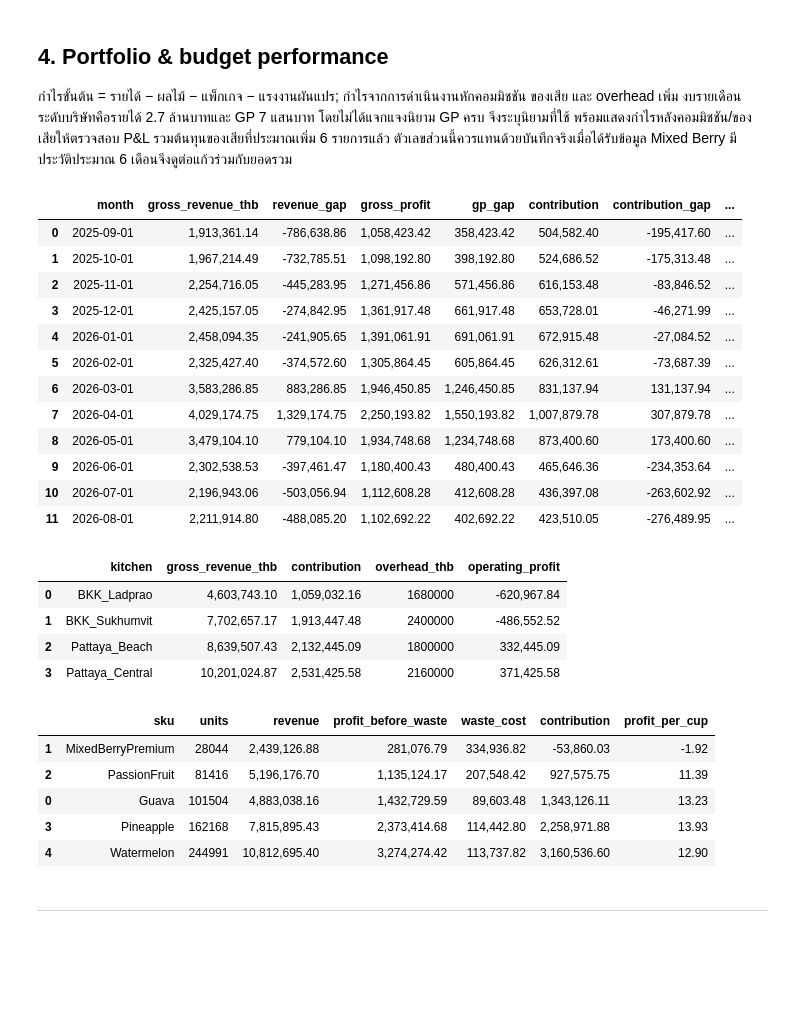
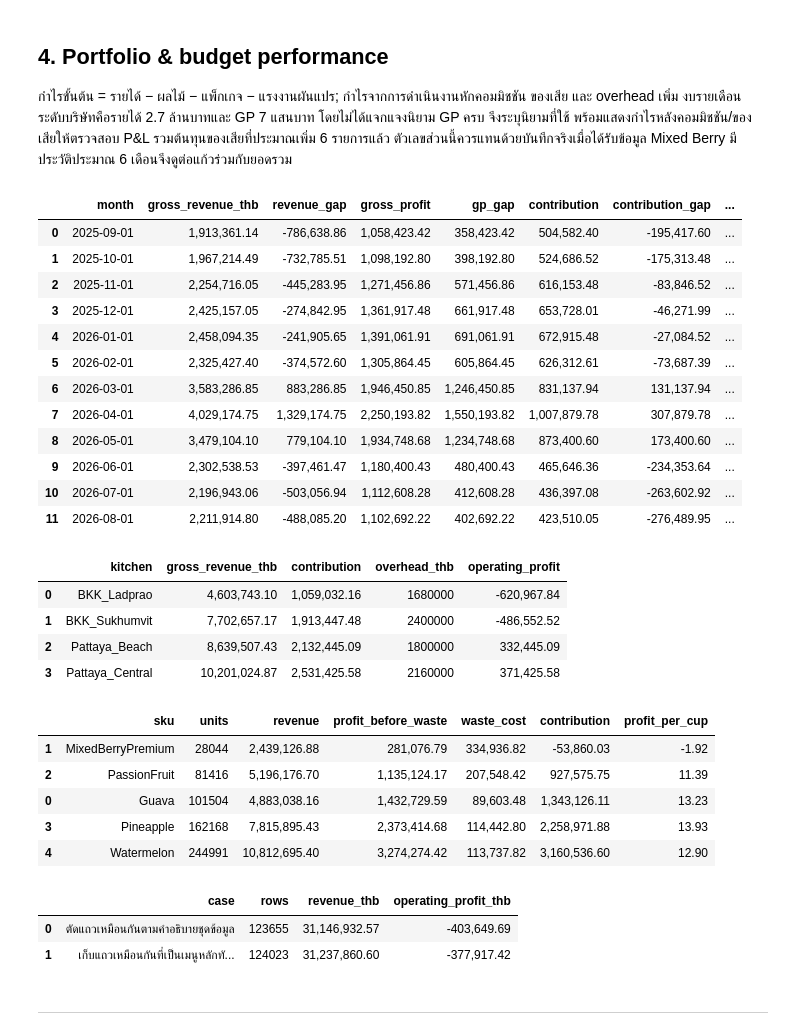
Before and after one commit to dewdew978/Analyst-Case-Study, a Jupyter notebook: analysis.ipynb, the cells around one changed output. Cells and saved outputs as stored; diff of their text form; code cells hidden in the pictures; blank space fills up the shorter version.

```diff
--- a/analysis.ipynb
+++ b/analysis.ipynb
@@ -327,33 +330,50 @@ menu_monthly = menu_monthly.merge(unit_costs[['sku','base_price_thb']],on='sku',
 
 # บันทึก P&L ผลแต่ละครัว และข้อมูลเมนูรายเดือน
 pnl.to_csv(folder/'pnl.csv', index=False, encoding='utf-8-sig')
 kitchens.to_csv(folder/'kitchens.csv', index=False, encoding='utf-8-sig')
 menu_monthly.to_csv(folder/'menus.csv', index=False, encoding='utf-8-sig')
+
+# ข้อมูลต้นฉบับระบุ exact duplicates แต่แสดงผลกรณีเก็บแถวเหล่านี้ด้วย
+raw_keys = ['date','hour','day_of_week','kitchen','item_name_raw','price_thb','units_sold','gross_revenue_thb','rate_code']
+duplicate_rows = pd.read_csv(cleaned/'review/duplicates.csv', parse_dates=['date'], encoding='utf-8-sig')
+duplicate_rows = duplicate_rows.merge(orders[raw_keys+['profit_before_waste']], on=raw_keys, how='left', validate='many_to_one')
+duplicate_main = duplicate_rows.dropna(subset=['profit_before_waste'])
+duplicate_sensitivity = pd.DataFrame({
+    'case':['ตัดแถวเหมือนกันตามคำอธิบายชุดข้อมูล','เก็บแถวเหมือนกันที่เป็นเมนูหลักทั้งหมด'],
+    'rows':[len(orders),len(orders)+len(duplicate_main)],
+    'revenue_thb':[pnl['gross_revenue_thb'].sum(),pnl['gross_revenue_thb'].sum()+duplicate_main['gross_revenue_thb'].sum()],
+    'operating_profit_thb':[pnl['operating_profit'].sum(),pnl['operating_profit'].sum()+duplicate_main['profit_before_waste'].sum()]
+})
+display(duplicate_sensitivity)
+duplicate_sensitivity.to_csv(folder/'duplicate_sensitivity.csv', index=False, encoding='utf-8-sig')
 # %% [output]
 |  | month | gross_revenue_thb | revenue_gap | gross_profit | gp_gap | contribution | contribution_gap | ... |
 | 0 | 2025-09-01 | 1,913,361.14 | -786,638.86 | 1,058,423.42 | 358,423.42 | 504,582.40 | -195,417.60 | ... |
 | 1 | 2025-10-01 | 1,967,214.49 | -732,785.51 | 1,098,192.80 | 398,192.80 | 524,686.52 | -175,313.48 | ... |
 | 2 | 2025-11-01 | 2,254,716.05 | -445,283.95 | 1,271,456.86 | 571,456.86 | 616,153.48 | -83,846.52 | ... |
 | 3 | 2025-12-01 | 2,425,157.05 | -274,842.95 | 1,361,917.48 | 661,917.48 | 653,728.01 | -46,271.99 | ... |
 | 4 | 2026-01-01 | 2,458,094.35 | -241,905.65 | 1,391,061.91 | 691,061.91 | 672,915.48 | -27,084.52 | ... |
 | 5 | 2026-02-01 | 2,325,427.40 | -374,572.60 | 1,305,864.45 | 605,864.45 | 626,312.61 | -73,687.39 | ... |
 | 6 | 2026-03-01 | 3,583,286.85 | 883,286.85 | 1,946,450.85 | 1,246,450.85 | 831,137.94 | 131,137.94 | ... |
 | 7 | 2026-04-01 | 4,029,174.75 | 1,329,174.75 | 2,250,193.82 | 1,550,193.82 | 1,007,879.78 | 307,879.78 | ... |
 | 8 | 2026-05-01 | 3,479,104.10 | 779,104.10 | 1,934,748.68 | 1,234,748.68 | 873,400.60 | 173,400.60 | ... |
 | 9 | 2026-06-01 | 2,302,538.53 | -397,461.47 | 1,180,400.43 | 480,400.43 | 465,646.36 | -234,353.64 | ... |
 | 10 | 2026-07-01 | 2,196,943.06 | -503,056.94 | 1,112,608.28 | 412,608.28 | 436,397.08 | -263,602.92 | ... |
 | 11 | 2026-08-01 | 2,211,914.80 | -488,085.20 | 1,102,692.22 | 402,692.22 | 423,510.05 | -276,489.95 | ... |
 |  | kitchen | gross_revenue_thb | contribution | overhead_thb | operating_profit |
 | 0 | BKK_Ladprao | 4,603,743.10 | 1,059,032.16 | 1680000 | -620,967.84 |
 | 1 | BKK_Sukhumvit | 7,702,657.17 | 1,913,447.48 | 2400000 | -486,552.52 |
 | 2 | Pattaya_Beach | 8,639,507.43 | 2,132,445.09 | 1800000 | 332,445.09 |
 | 3 | Pattaya_Central | 10,201,024.87 | 2,531,425.58 | 2160000 | 371,425.58 |
 |  | sku | units | revenue | profit_before_waste | waste_cost | contribution | profit_per_cup |
 | 1 | MixedBerryPremium | 28044 | 2,439,126.88 | 281,076.79 | 334,936.82 | -53,860.03 | -1.92 |
 | 2 | PassionFruit | 81416 | 5,196,176.70 | 1,135,124.17 | 207,548.42 | 927,575.75 | 11.39 |
 | 0 | Guava | 101504 | 4,883,038.16 | 1,432,729.59 | 89,603.48 | 1,343,126.11 | 13.23 |
 | 3 | Pineapple | 162168 | 7,815,895.43 | 2,373,414.68 | 114,442.80 | 2,258,971.88 | 13.93 |
 | 4 | Watermelon | 244991 | 10,812,695.40 | 3,274,274.42 | 113,737.82 | 3,160,536.60 | 12.90 |
+|  | case | rows | revenue_thb | operating_profit_thb |
+| 0 | ตัดแถวเหมือนกันตามคำอธิบายชุดข้อมูล | 123655 | 31,146,932.57 | -403,649.69 |
+| 1 | เก็บแถวเหมือนกันที่เป็นเมนูหลักทั... | 124023 | 31,237,860.60 | -377,917.42 |
 # %% [markdown]
 ---
 # %% [markdown]
```
Also changed, not shown: parts of 5 cells of this notebook, 7 other files.
